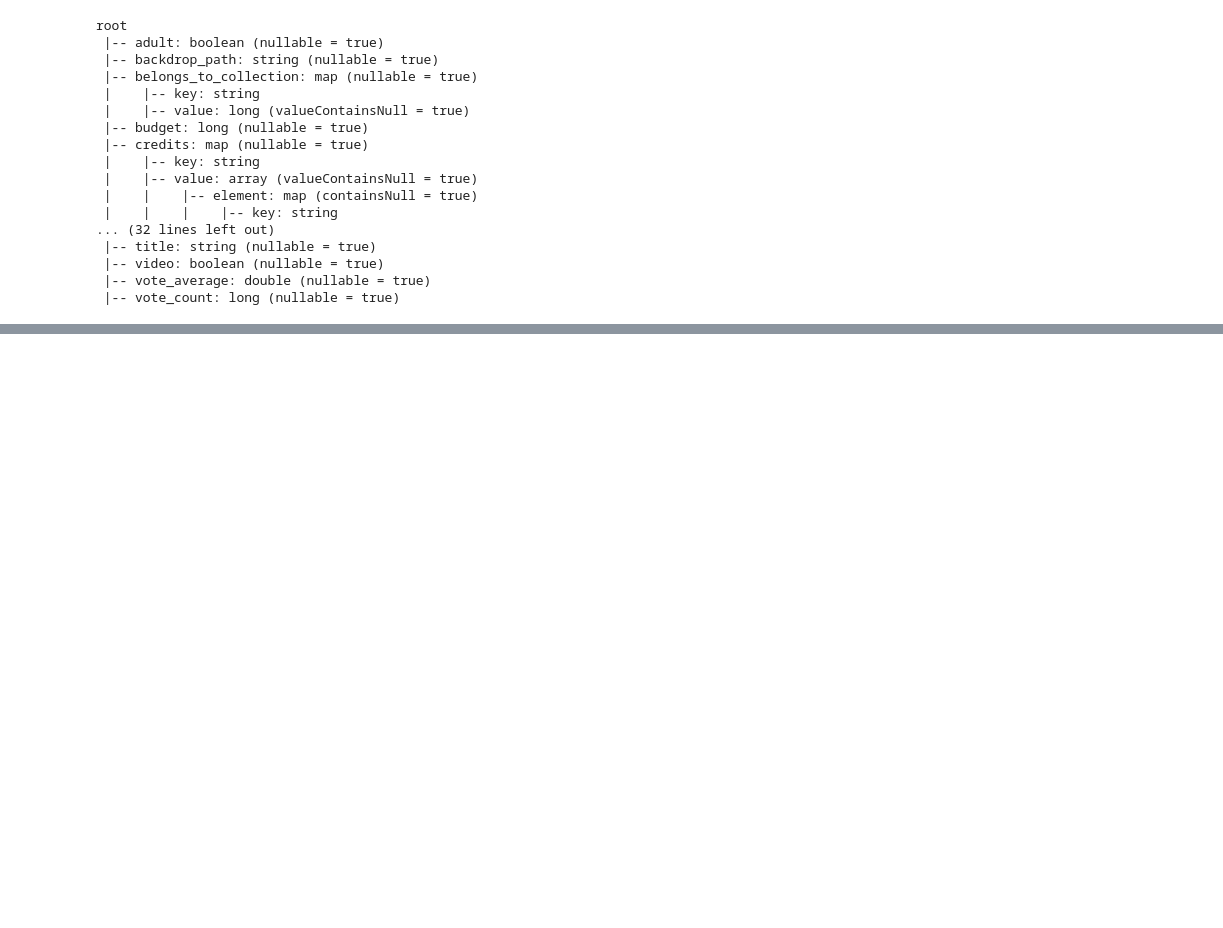
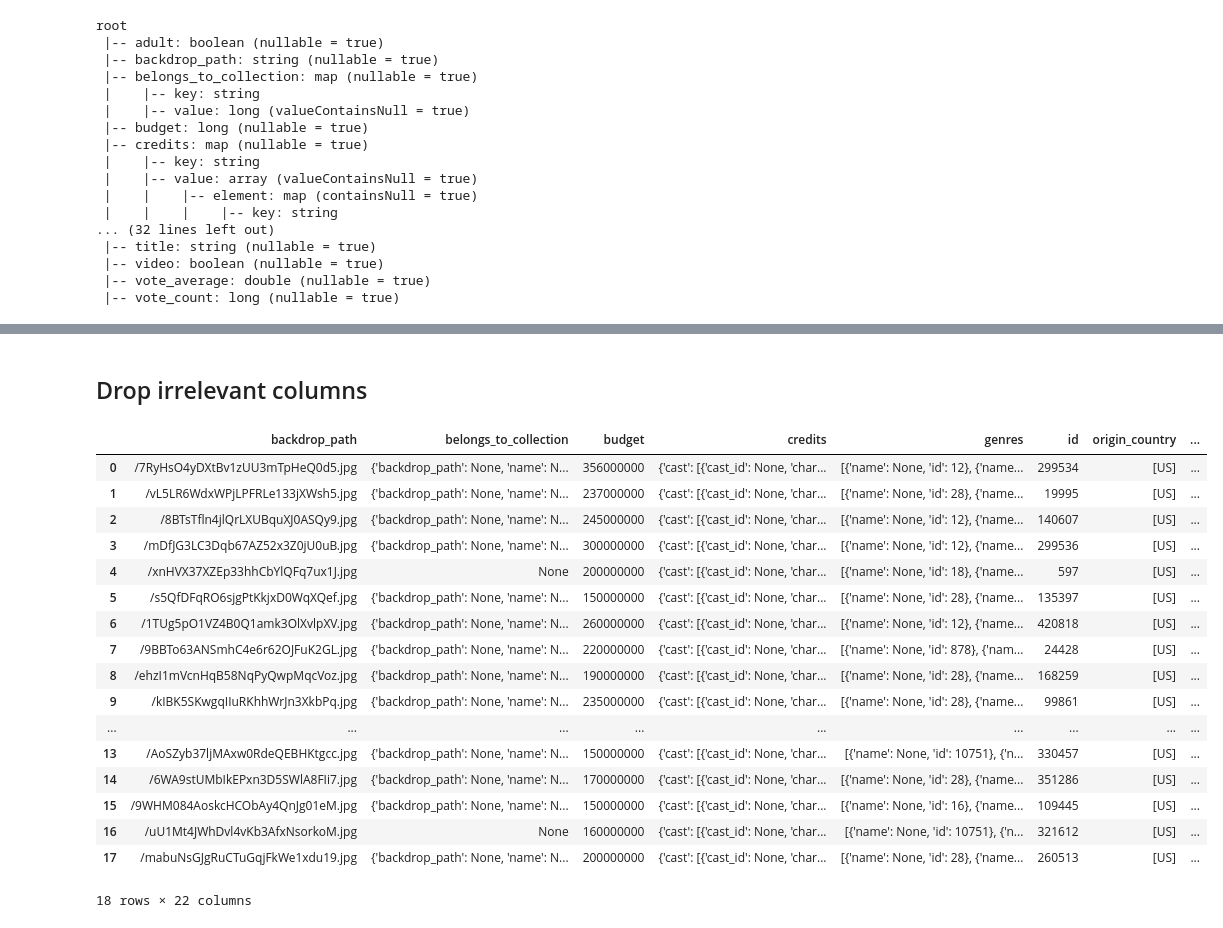
Before and after one commit to Airlectric/Amalitech-DEM05-Big-Data_Movie-Data-Analysis-PySpark-and-API, a Jupyter notebook: notebooks/analysis_notebook.ipynb, the cells around one changed output, grey strips where cells are left out. Cells and saved outputs as stored; diff of their text form; code cells hidden in the pictures; blank space fills up the shorter version.

```diff
--- a/notebooks/analysis_notebook.ipynb
+++ b/notebooks/analysis_notebook.ipynb
@@ -94,0 +113,26 @@ df.columns
+# %% [markdown]
+## Drop irrelevant columns
+# %%
+cols_to_drop = ['adult', 'imdb_id', 'original_title', 'video', 'homepage', 	'success', 'status_code', 'status_message']
+df = cln.drop_irrelevant_columns(df, cols_to_drop)
+# %%
+df.toPandas()
+# %% [output]
+|  | backdrop_path | belongs_to_collection | budget | credits | genres | id | origin_country | ... |
+| 0 | /7RyHsO4yDXtBv1zUU3mTpHeQ0d5.jpg | {'backdrop_path': None, 'name': N... | 356000000 | {'cast': [{'cast_id': None, 'char... | [{'name': None, 'id': 12}, {'name... | 299534 | [US] | ... |
+| 1 | /vL5LR6WdxWPjLPFRLe133jXWsh5.jpg | {'backdrop_path': None, 'name': N... | 237000000 | {'cast': [{'cast_id': None, 'char... | [{'name': None, 'id': 28}, {'name... | 19995 | [US] | ... |
+| 2 | /8BTsTfln4jlQrLXUBquXJ0ASQy9.jpg | {'backdrop_path': None, 'name': N... | 245000000 | {'cast': [{'cast_id': None, 'char... | [{'name': None, 'id': 12}, {'name... | 140607 | [US] | ... |
+| 3 | /mDfJG3LC3Dqb67AZ52x3Z0jU0uB.jpg | {'backdrop_path': None, 'name': N... | 300000000 | {'cast': [{'cast_id': None, 'char... | [{'name': None, 'id': 12}, {'name... | 299536 | [US] | ... |
+| 4 | /xnHVX37XZEp33hhCbYlQFq7ux1J.jpg | None | 200000000 | {'cast': [{'cast_id': None, 'char... | [{'name': None, 'id': 18}, {'name... | 597 | [US] | ... |
+| 5 | /s5QfDFqRO6sjgPtKkjxD0WqXQef.jpg | {'backdrop_path': None, 'name': N... | 150000000 | {'cast': [{'cast_id': None, 'char... | [{'name': None, 'id': 28}, {'name... | 135397 | [US] | ... |
+| 6 | /1TUg5pO1VZ4B0Q1amk3OlXvlpXV.jpg | {'backdrop_path': None, 'name': N... | 260000000 | {'cast': [{'cast_id': None, 'char... | [{'name': None, 'id': 12}, {'name... | 420818 | [US] | ... |
+| 7 | /9BBTo63ANSmhC4e6r62OJFuK2GL.jpg | {'backdrop_path': None, 'name': N... | 220000000 | {'cast': [{'cast_id': None, 'char... | [{'name': None, 'id': 878}, {'nam... | 24428 | [US] | ... |
+| 8 | /ehzI1mVcnHqB58NqPyQwpMqcVoz.jpg | {'backdrop_path': None, 'name': N... | 190000000 | {'cast': [{'cast_id': None, 'char... | [{'name': None, 'id': 28}, {'name... | 168259 | [US] | ... |
+| 9 | /kIBK5SKwgqIIuRKhhWrJn3XkbPq.jpg | {'backdrop_path': None, 'name': N... | 235000000 | {'cast': [{'cast_id': None, 'char... | [{'name': None, 'id': 28}, {'name... | 99861 | [US] | ... |
+| ... | ... | ... | ... | ... | ... | ... | ... | ... |
+| 13 | /AoSZyb37ljMAxw0RdeQEBHKtgcc.jpg | {'backdrop_path': None, 'name': N... | 150000000 | {'cast': [{'cast_id': None, 'char... | [{'name': None, 'id': 10751}, {'n... | 330457 | [US] | ... |
+| 14 | /6WA9stUMbIkEPxn3D5SWlA8FIi7.jpg | {'backdrop_path': None, 'name': N... | 170000000 | {'cast': [{'cast_id': None, 'char... | [{'name': None, 'id': 28}, {'name... | 351286 | [US] | ... |
+| 15 | /9WHM084AoskcHCObAy4QnJg01eM.jpg | {'backdrop_path': None, 'name': N... | 150000000 | {'cast': [{'cast_id': None, 'char... | [{'name': None, 'id': 16}, {'name... | 109445 | [US] | ... |
+| 16 | /uU1Mt4JWhDvl4vKb3AfxNsorkoM.jpg | None | 160000000 | {'cast': [{'cast_id': None, 'char... | [{'name': None, 'id': 10751}, {'n... | 321612 | [US] | ... |
+| 17 | /mabuNsGJgRuCTuGqjFkWe1xdu19.jpg | {'backdrop_path': None, 'name': N... | 200000000 | {'cast': [{'cast_id': None, 'char... | [{'name': None, 'id': 28}, {'name... | 260513 | [US] | ... |
+18 rows × 22 columns
```
Also changed, not shown: parts of 12 cells of this notebook, 6 other files.
